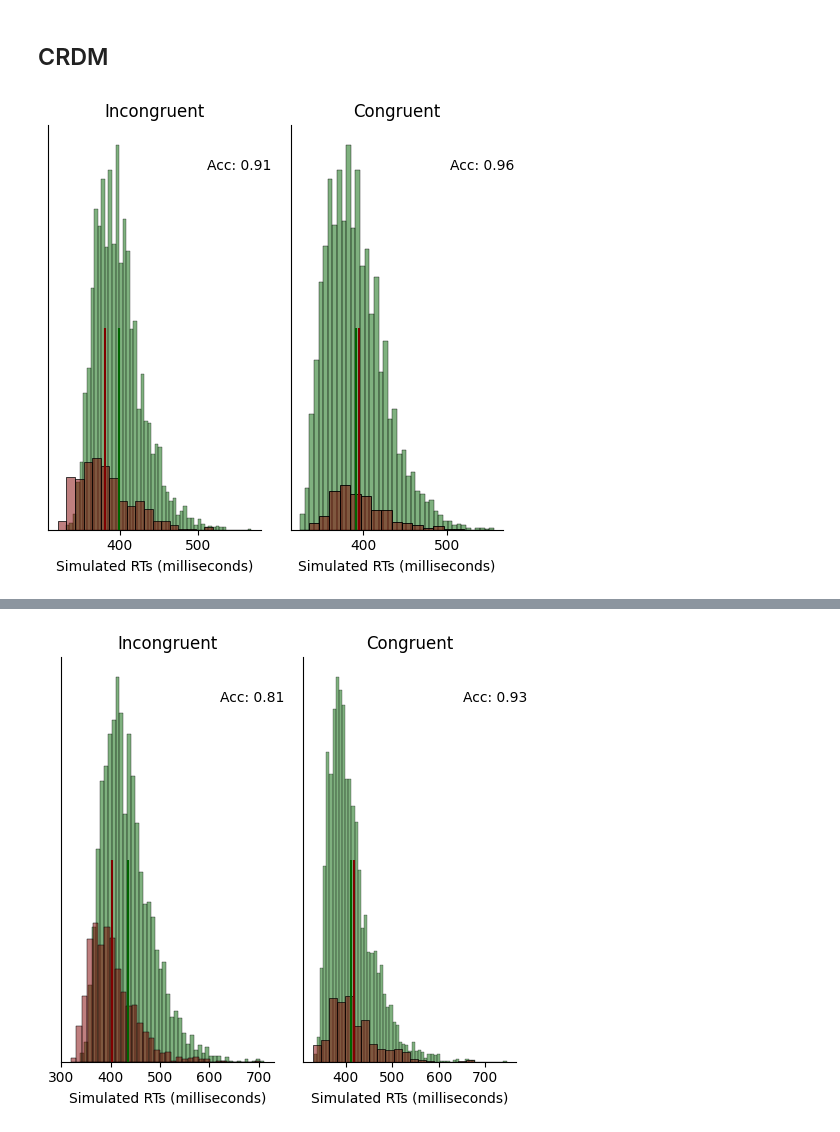
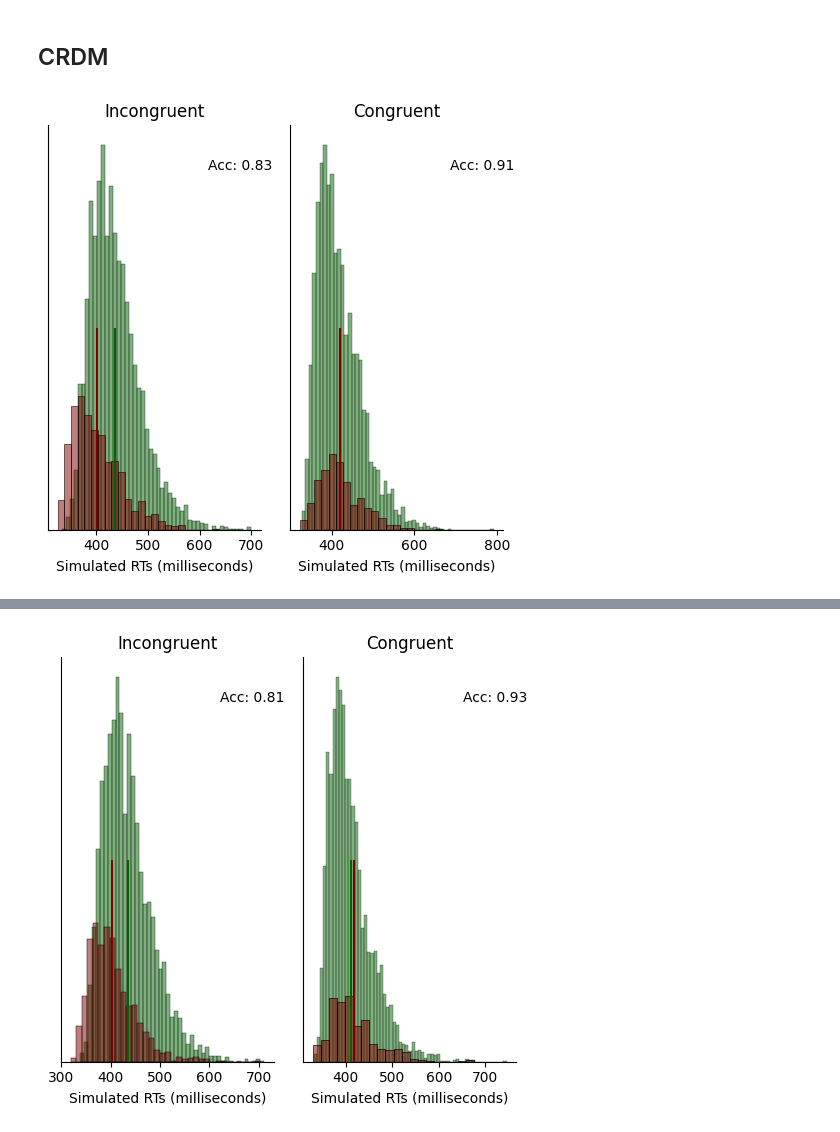
Before and after one commit to maltelueken/neural-race-model-estimation, a Jupyter notebook: notebooks/plot_delta_functions.ipynb, the cells around one changed output, grey strips where cells are left out. Saved outputs shown, nothing was run; the diff lists cells and outputs as text; code cells hidden in the pictures.

```diff
--- a/notebooks/plot_delta_functions.ipynb
+++ b/notebooks/plot_delta_functions.ipynb
@@ -324,20 +325,20 @@ def simulate_crdm_conditions(**kwargs):
 # %%
 params = dict(
     v_c_intercept=1.0,
-    v_c_slope_congruent=6.0,
-    v_c_slope_incongruent=6.0,
+    v_c_slope_congruent=4.0,
+    v_c_slope_incongruent=4.0,
     amp=0.15,
-    tau=0.03,
+    tau=0.05,
     s_true_congruent=0.7,
     s_true_incongruent=0.7,
     b=0.7,
     t0=0.3,
 )
 
 data = simulate_crdm_conditions(**params)
 
 _ = create_pushforward_plot(data)
 _ = create_delta_plot(data)
 _ = create_caf_plot(data)
 # %% [output]
-[figure, old version]
+[figure, new version]
```
Also changed, not shown: parts of 9 cells of this notebook.
